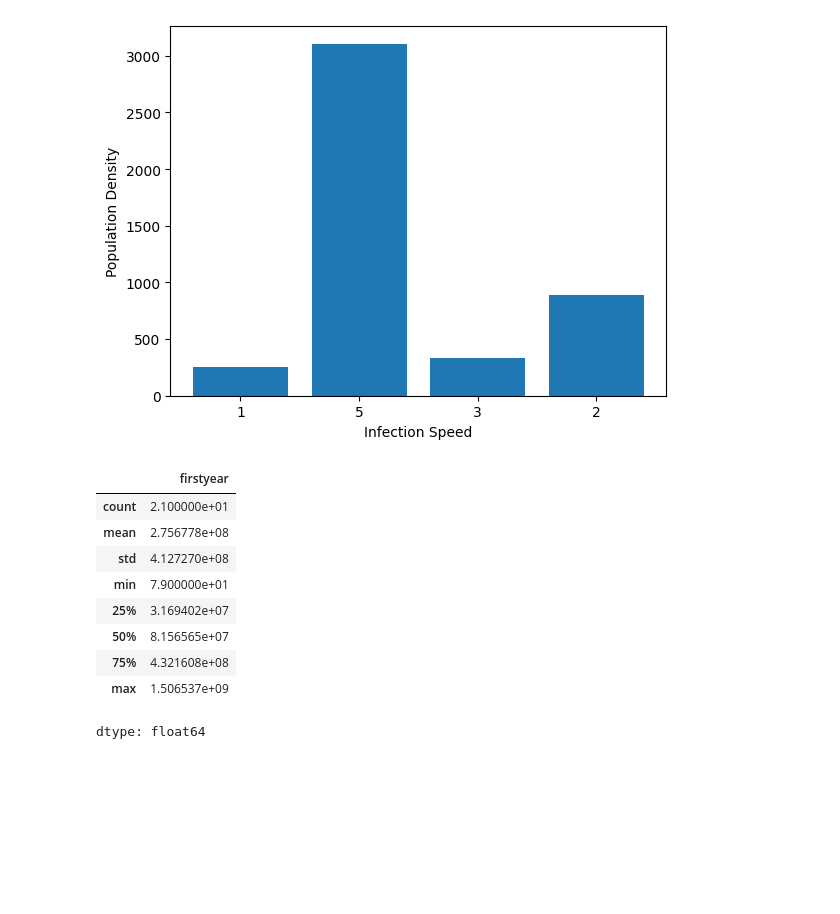
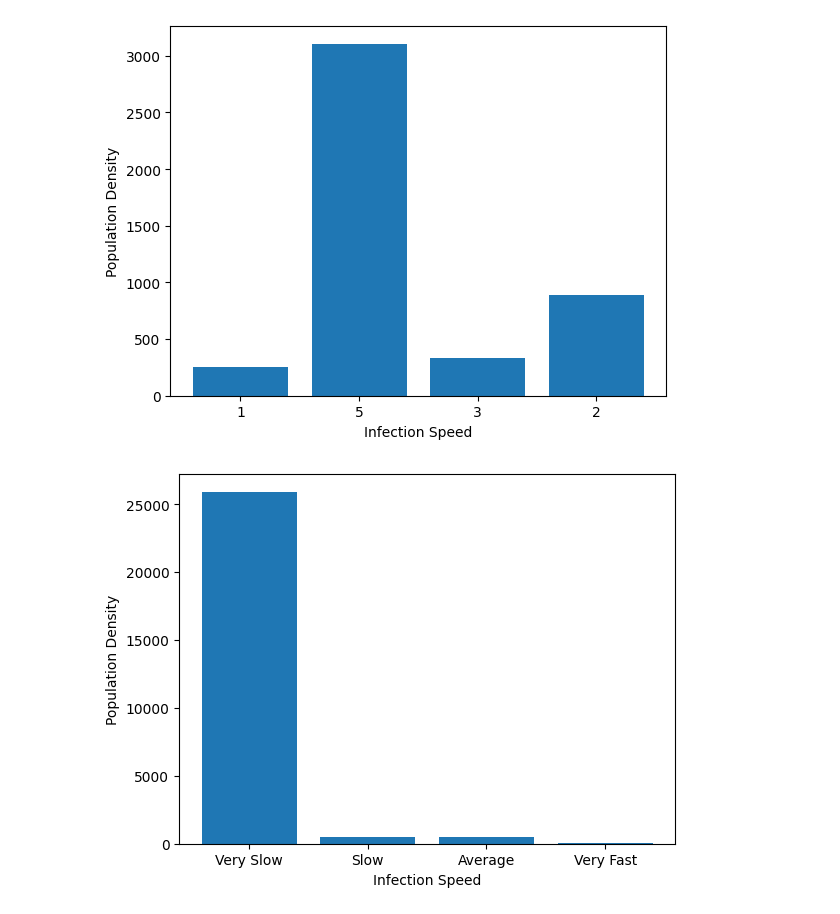
Before and after one commit to lily-the-real-lilly/first, a Jupyter notebook: CovidResearch.ipynb, the cells around one changed output. Drawn from its saved outputs; the diff is of its cells as text; code cells hidden in the pictures; blank space fills up the shorter version.

```diff
--- a/CovidResearch.ipynb
+++ b/CovidResearch.ipynb
@@ -680,16 +725,3 @@ plt.ylabel('Population Density')
 plt.show()
 # %% [output]
 [figure]
-# %%
-dropcords['firstyear'].describe()
-# %% [output]
-|  | firstyear |
-| count | 2.100000e+01 |
-| mean | 2.756778e+08 |
-| std | 4.127270e+08 |
-| min | 7.900000e+01 |
-| 25% | 3.169402e+07 |
-| 50% | 8.156565e+07 |
-| 75% | 4.321608e+08 |
-| max | 1.506537e+09 |
-dtype: float64
@@ -722,0 +728,7 @@ plt.show()
+# %%
+plt.bar(LRdata['Infection Speed'], LRdata['Country People/Sq Km'])
+plt.xlabel('Infection Speed')
+plt.ylabel('Population Density')
+plt.show()
+# %% [output]
+[figure, added]
```
Also changed, not shown: parts of 42 cells of this notebook.
